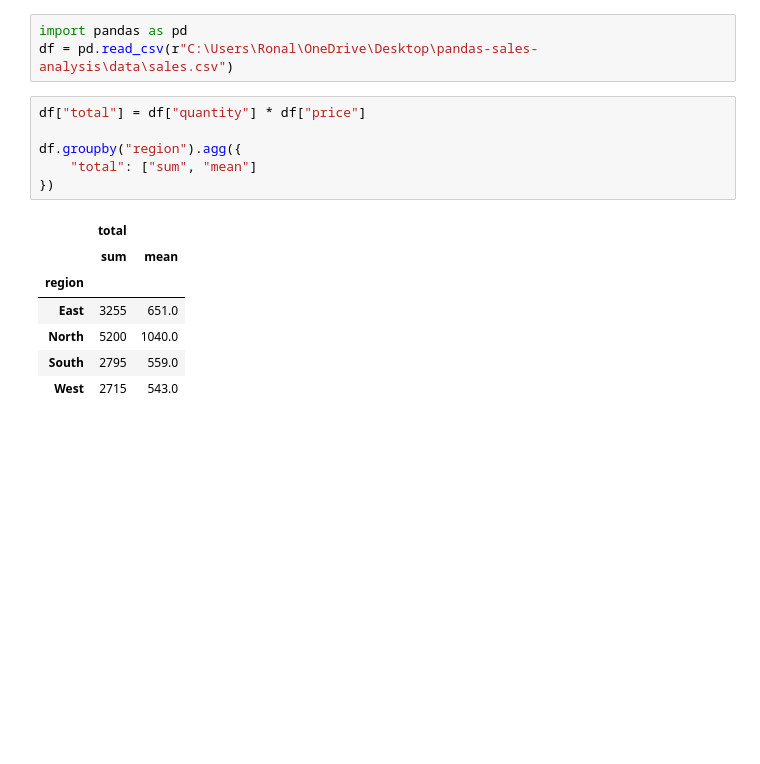
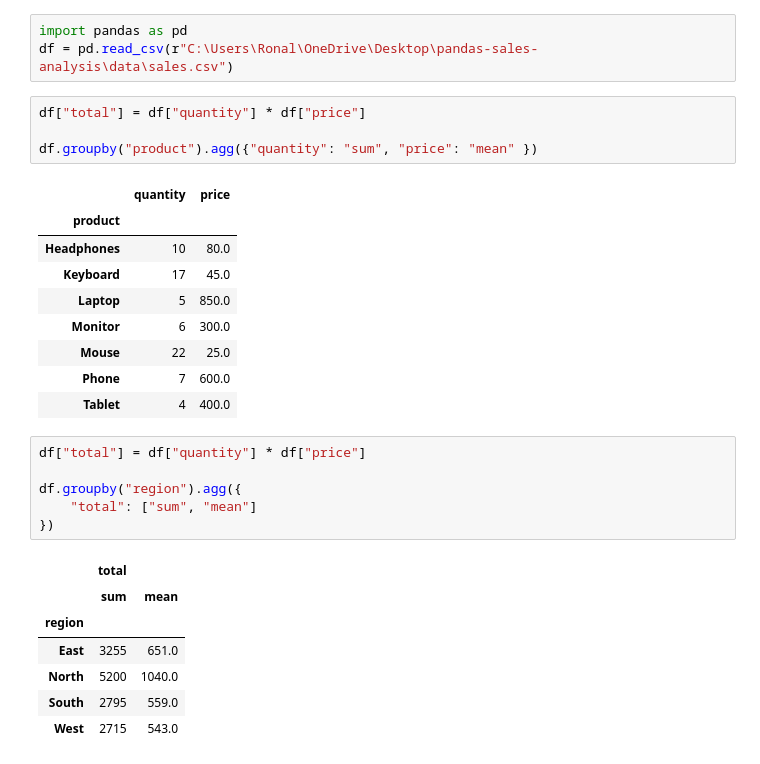
Before and after one commit to ronirgp/pandas-sales-analysis, a Jupyter notebook: notebooks/sales_analysis.ipynb, the cells around one changed output. Drawn from its saved outputs; the diff is of its cells as text; blank space fills up the shorter version.

Commit message:
Add product quantity and price analysis

```diff
--- a/notebooks/sales_analysis.ipynb
+++ b/notebooks/sales_analysis.ipynb
@@ -1,6 +1,20 @@
 # %%
 import pandas as pd
 df = pd.read_csv(r"C:\Users\Ronal\OneDrive\Desktop\pandas-sales-analysis\data\sales.csv")
+# %%
+df["total"] = df["quantity"] * df["price"]
+
+df.groupby("product").agg({"quantity": "sum", "price": "mean" })
+# %% [output]
+|  | quantity | price |
+| product |  |  |
+| Headphones | 10 | 80.0 |
+| Keyboard | 17 | 45.0 |
+| Laptop | 5 | 850.0 |
+| Monitor | 6 | 300.0 |
+| Mouse | 22 | 25.0 |
+| Phone | 7 | 600.0 |
+| Tablet | 4 | 400.0 |
 # %%
 df["total"] = df["quantity"] * df["price"]
 
```
Also changed, not shown: 1 other file.
